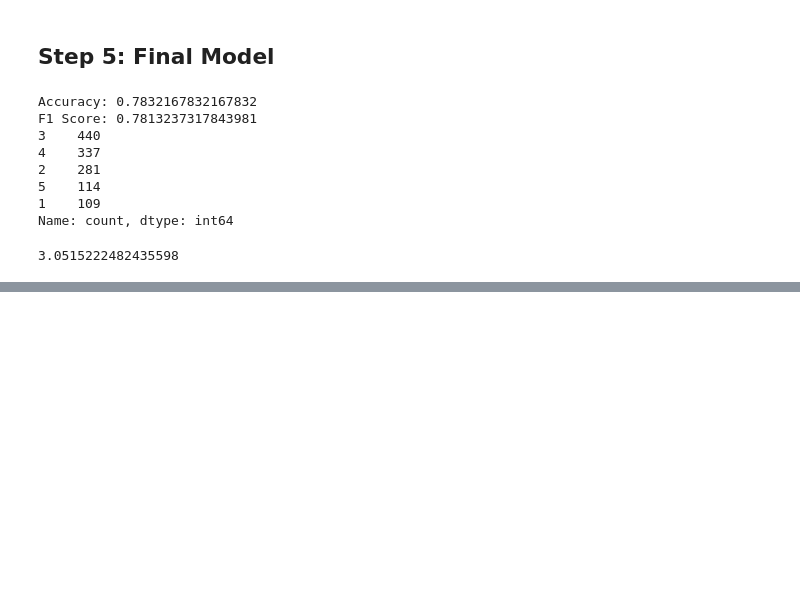
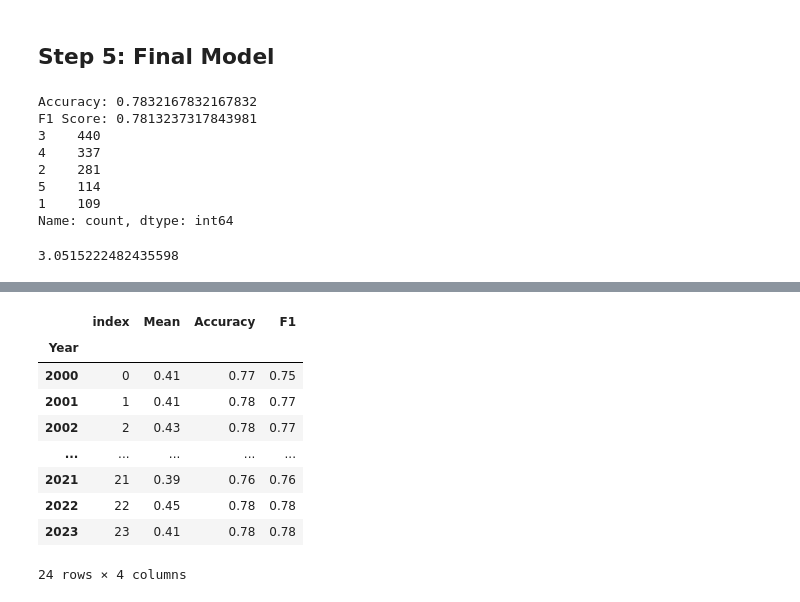
Before and after one commit to pxyi0126/398_mtf, a Jupyter notebook: temps.ipynb, the cells around one changed output, grey strips where cells are left out. Drawn from its saved outputs; the diff is of its cells as text; code cells hidden in the pictures; blank space fills up the shorter version.

```diff
--- a/temps.ipynb
+++ b/temps.ipynb
@@ -699,8 +692,12 @@ def getresfinal(year):
 
     y_pred = best_rf.predict(X_test)
 
-    print("Accuracy:",metrics.accuracy_score(y_test, y_pred))
-    print("F1 Score:",metrics.f1_score(y_test, y_pred, average='weighted'))
+
+    Accuracy = metrics.accuracy_score(y_test, y_pred)
+    F1 = metrics.f1_score(y_test, y_pred, average='weighted')
+
+    print("Accuracy:", Accuracy)
+    print("F1 Score:", F1)
 
 
     # Predict for the invalid data
@@ -712,10 +709,8 @@ def getresfinal(year):
     # Add the new y_pred to the original goal
     Total = pd.concat([maingoal, pd.Series(y_pred)], axis=0)
 
-    print(Total.value_counts())
-
     # Find the avg total
-    return Total.mean()
+    return Total.mean(), year, Accuracy, F1
 # %%
 mean = getresfinal(2023)
 # %% [output]
@@ -731,3 +726,26 @@ Name: count, dtype: int64
 mean
 # %% [output]
 3.0515222482435598
+# %%
+meanarr = []
+yeararr = []
+Accarr = []
+F1arr = []
+
+for year in range(2000, 2024):
+    mean, year, Acc, F1 = getresfinal(year)
+    meanarr.append(mean)
+    yeararr.append(year)
+    Accarr.append(Acc)
+    F1arr.append(F1)
+
+meanarr = np.array(meanarr)
+yeararr = np.array(yeararr)
+Accarr = np.array(Accarr)
+F1arr = np.array(F1arr)
+
+
+meanarr = (meanarr-1)/5
+
+
+FinalRes = pd.DataFrame({"Year": yeararr, "Mean": meanarr, "Accuracy": Accarr, "F1": F1arr})
@@ -733,0 +770,14 @@ mean
+# %%
+reFinRes = FinalRes.reset_index().set_index("Year")
+reFinRes
+# %% [output]
+|  | index | Mean | Accuracy | F1 |
+| Year |  |  |  |  |
+| 2000 | 0 | 0.41 | 0.77 | 0.75 |
+| 2001 | 1 | 0.41 | 0.78 | 0.77 |
+| 2002 | 2 | 0.43 | 0.78 | 0.77 |
+| ... | ... | ... | ... | ... |
+| 2021 | 21 | 0.39 | 0.76 | 0.76 |
+| 2022 | 22 | 0.45 | 0.78 | 0.78 |
+| 2023 | 23 | 0.41 | 0.78 | 0.78 |
+24 rows × 4 columns
```
Also changed, not shown: parts of 3 cells of this notebook, 18 other files.
